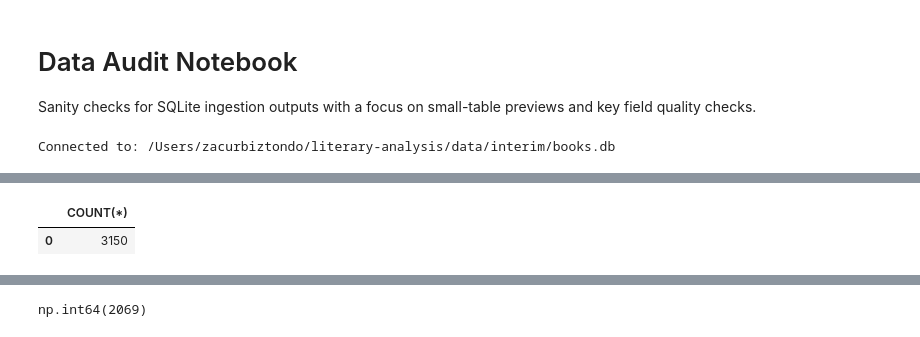
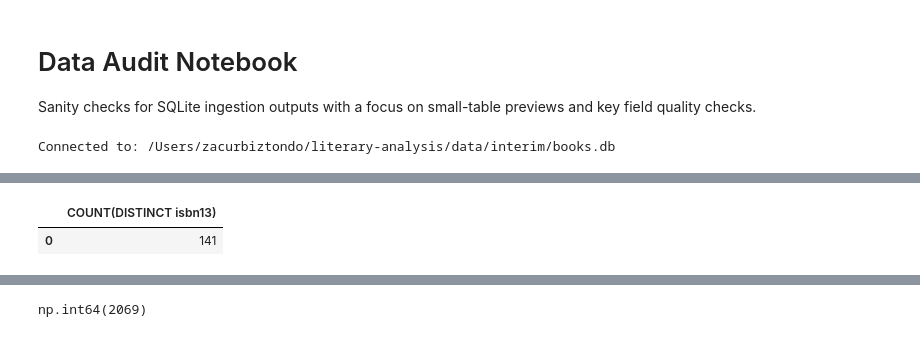
Before and after one commit to ZWUrbo/nyt-bestseller-analysis, a Jupyter notebook: notebooks/data_audit.ipynb, the cells around one changed output, grey strips where cells are left out. Drawn from its saved outputs; the diff is of its cells as text; code cells hidden in the pictures.

```diff
--- a/notebooks/data_audit.ipynb
+++ b/notebooks/data_audit.ipynb
@@ -55,11 +117,12 @@ pd.read_sql_query(
 # %%
 pd.read_sql_query(
     """
-    SELECT COUNT(*)
+    SELECT COUNT(DISTINCT isbn13)
     FROM nyt_entries
+    WHERE description IS ""
     """,
     conn
 )
 # %% [output]
-|  | COUNT(*) |
-| 0 | 3150 |
+|  | COUNT(DISTINCT isbn13) |
+| 0 | 141 |
```
Also changed, not shown: parts of 9 cells of this notebook.
